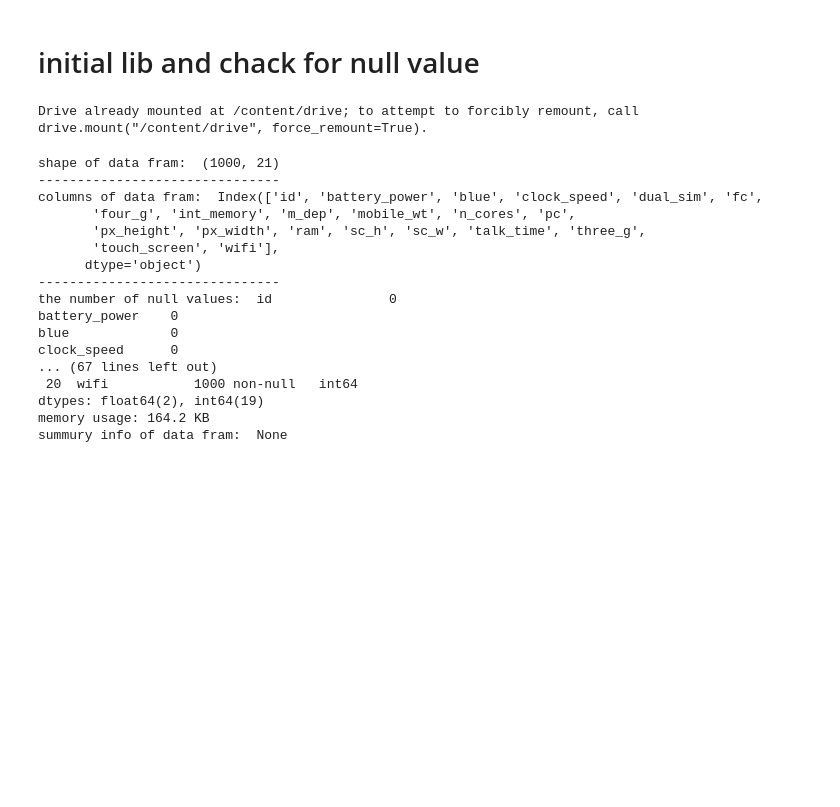
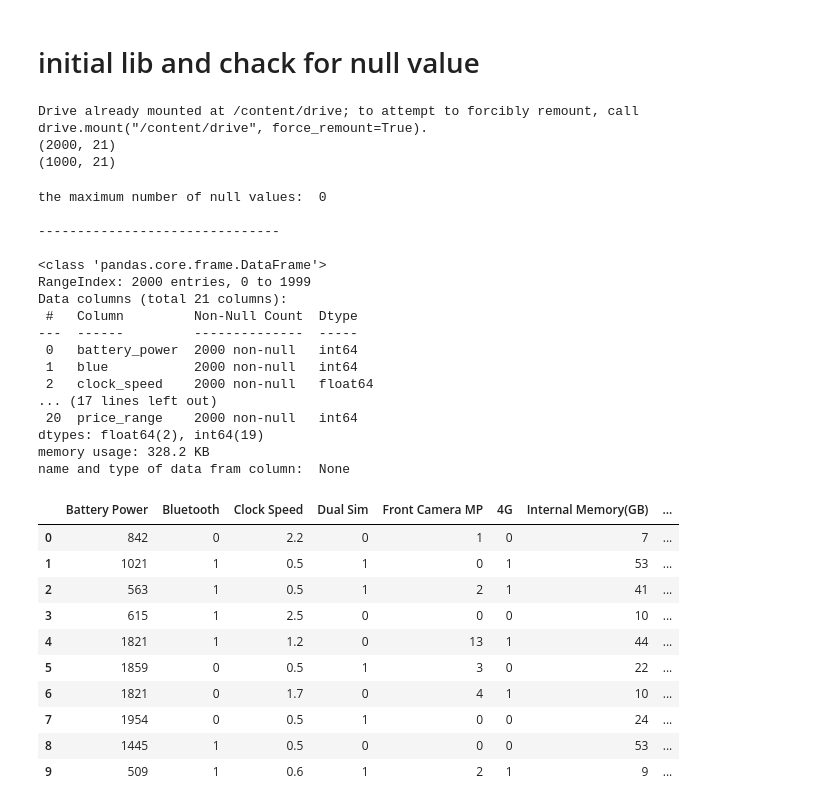
Before and after one commit to MahdyShayesteh/SBU_DataMining_Python, a Jupyter notebook: mobile_price_prediction_using_SVM.ipynb, the cells around one changed output. Saved outputs shown, nothing was run; the diff lists cells and outputs as text; code cells hidden in the pictures; blank space fills up the shorter version.

```diff
--- a/mobile_price_prediction_using_SVM.ipynb
+++ b/mobile_price_prediction_using_SVM.ipynb
@@ -6,11 +6,19 @@
 import pandas as pd
 import numpy as np
 import matplotlib.pyplot as plt
+import seaborn as sns
+from sklearn.svm import SVC
 from google.colab import drive
 
 drive.mount('/content/drive')
-path='/content/drive/MyDrive/DataSets/phone price prediction test.csv'
+path='/content/drive/MyDrive/DataSets/phone price prediction train.csv'
+path_test='/content/drive/MyDrive/DataSets/phone price prediction test.csv'
 
 df=pd.read_csv(path)
+df_test=pd.read_csv(path_test)
+print(df.shape)
+print(df_test.shape)
 # %% [output]
 Drive already mounted at /content/drive; to attempt to forcibly remount, call drive.mount("/content/drive", force_remount=True).
+(2000, 21)
+(1000, 21)
@@ -17,28 +30,22 @@ Drive already mounted at /content/drive; to attempt to forcibly remount, call dr
 # %%
-print("shape of data fram: ",df.shape)
-print("-------------------------------")
-print("columns of data fram: ",df.columns)
-print("-------------------------------")
-print("the number of null values: ",df.isnull().sum())
-print("-------------------------------")
-print("data types of data fram: ",df.dtypes)
-print("-------------------------------")
-print("summury info of data fram: ",df.info())
+print("the maximum number of null values: ",df.isnull().sum().max())
+newLine()
+print("name and type of data fram column: ",df.info())
 # %% [output]
-shape of data fram:  (1000, 21)
+the maximum number of null values:  0
+
 -------------------------------
-columns of data fram:  Index(['id', 'battery_power', 'blue', 'clock_speed', 'dual_sim', 'fc',
-       'four_g', 'int_memory', 'm_dep', 'mobile_wt', 'n_cores', 'pc',
-       'px_height', 'px_width', 'ram', 'sc_h', 'sc_w', 'talk_time', 'three_g',
-       'touch_screen', 'wifi'],
-      dtype='object')
--------------------------------
-the number of null values:  id               0
-battery_power    0
-blue             0
-clock_speed      0
-... (67 lines left out)
- 20  wifi           1000 non-null   int64
+
+<class 'pandas.core.frame.DataFrame'>
+RangeIndex: 2000 entries, 0 to 1999
+Data columns (total 21 columns):
+ #   Column         Non-Null Count  Dtype
+---  ------         --------------  -----
+ 0   battery_power  2000 non-null   int64
+ 1   blue           2000 non-null   int64
+ 2   clock_speed    2000 non-null   float64
+... (17 lines left out)
+ 20  price_range    2000 non-null   int64
 dtypes: float64(2), int64(19)
-memory usage: 164.2 KB
-summury info of data fram:  None
+memory usage: 328.2 KB
+name and type of data fram column:  None
@@ -44,0 +74,14 @@ summury info of data fram:  None
+# %%
+df.head(10)
+# %% [output]
+|  | Battery Power | Bluetooth | Clock Speed | Dual Sim | Front Camera MP | 4G | Internal Memory(GB) | ... |
+| 0 | 842 | 0 | 2.2 | 0 | 1 | 0 | 7 | ... |
+| 1 | 1021 | 1 | 0.5 | 1 | 0 | 1 | 53 | ... |
+| 2 | 563 | 1 | 0.5 | 1 | 2 | 1 | 41 | ... |
+| 3 | 615 | 1 | 2.5 | 0 | 0 | 0 | 10 | ... |
+| 4 | 1821 | 1 | 1.2 | 0 | 13 | 1 | 44 | ... |
+| 5 | 1859 | 0 | 0.5 | 1 | 3 | 0 | 22 | ... |
+| 6 | 1821 | 0 | 1.7 | 0 | 4 | 1 | 10 | ... |
+| 7 | 1954 | 0 | 0.5 | 1 | 0 | 0 | 24 | ... |
+| 8 | 1445 | 1 | 0.5 | 0 | 0 | 0 | 53 | ... |
+| 9 | 509 | 1 | 0.6 | 1 | 2 | 1 | 9 | ... |
```
Also changed, not shown: parts of 11 cells of this notebook.
